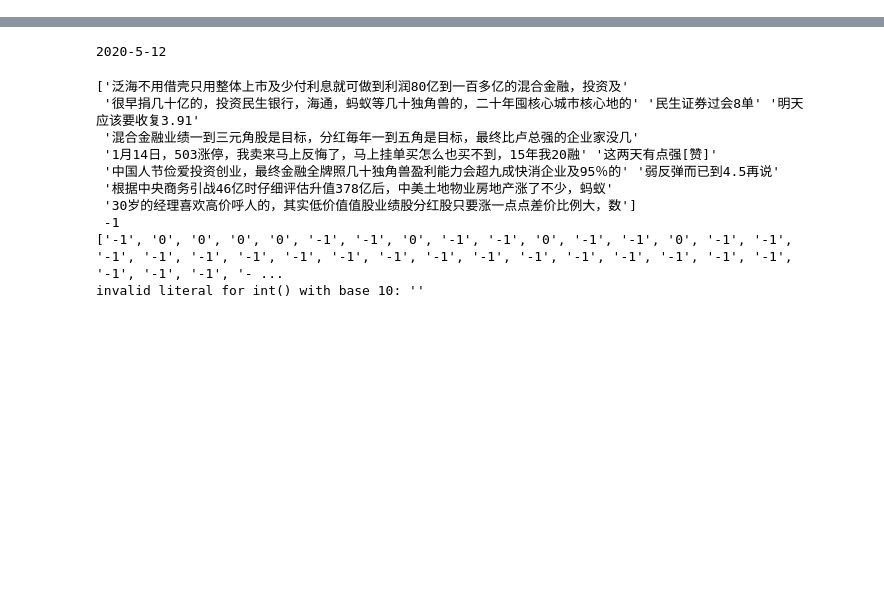
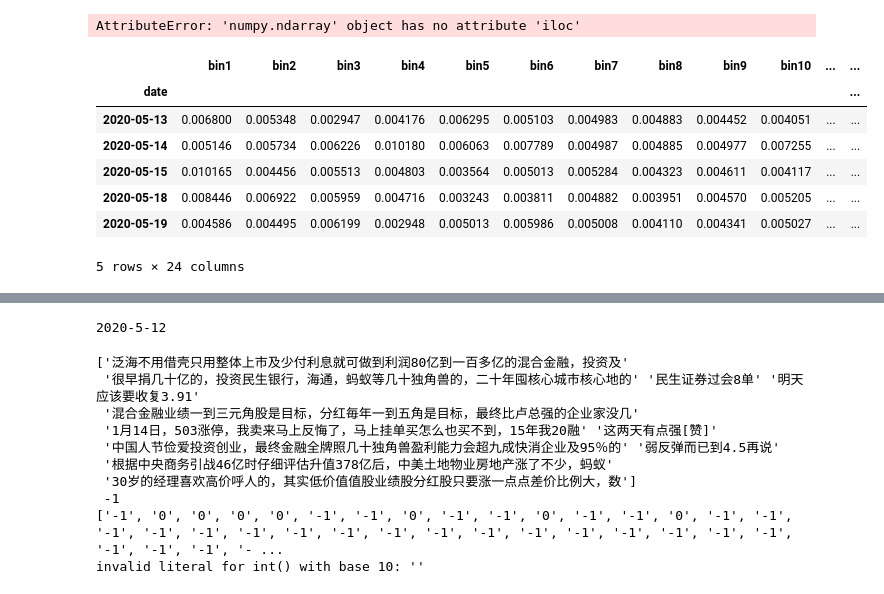
Before and after one commit to shangxiaaabb/StockTradePrediction, a Jupyter notebook: gcn/model/test.ipynb, the cells around one changed output, grey strips where cells are left out. Drawn from its saved outputs; the diff is of its cells as text; code cells hidden in the pictures; blank space fills up the shorter version.

```diff
--- a/gcn/model/test.ipynb
+++ b/gcn/model/test.ipynb
@@ -65,0 +81,16 @@ data = df2matrix(file_path= '../data/0308/000046_XSHE_25_daily.csv', col_name= '
+# %%
+new = (f0.values+ f2['bin0'].values.reshape(197, 1))
+new.iloc[0,1]
+# %% [output]
+AttributeError: 'numpy.ndarray' object has no attribute 'iloc'
+# %%
+f1.head()
+# %% [output]
+|  | bin1 | bin2 | bin3 | bin4 | bin5 | bin6 | bin7 | bin8 | bin9 | bin10 | ... | ... |
+| date |  |  |  |  |  |  |  |  |  |  |  | ... |
+| 2020-05-13 | 0.006800 | 0.005348 | 0.002947 | 0.004176 | 0.006295 | 0.005103 | 0.004983 | 0.004883 | 0.004452 | 0.004051 | ... | ... |
+| 2020-05-14 | 0.005146 | 0.005734 | 0.006226 | 0.010180 | 0.006063 | 0.007789 | 0.004987 | 0.004885 | 0.004977 | 0.007255 | ... | ... |
+| 2020-05-15 | 0.010165 | 0.004456 | 0.005513 | 0.004803 | 0.003564 | 0.005013 | 0.005284 | 0.004323 | 0.004611 | 0.004117 | ... | ... |
+| 2020-05-18 | 0.008446 | 0.006922 | 0.005959 | 0.004716 | 0.003243 | 0.003811 | 0.004882 | 0.003951 | 0.004570 | 0.005205 | ... | ... |
+| 2020-05-19 | 0.004586 | 0.004495 | 0.006199 | 0.002948 | 0.005013 | 0.005986 | 0.005008 | 0.004110 | 0.004341 | 0.005027 | ... | ... |
+5 rows × 24 columns
```
Also changed, not shown: parts of 3 cells of this notebook, 4 other files.
